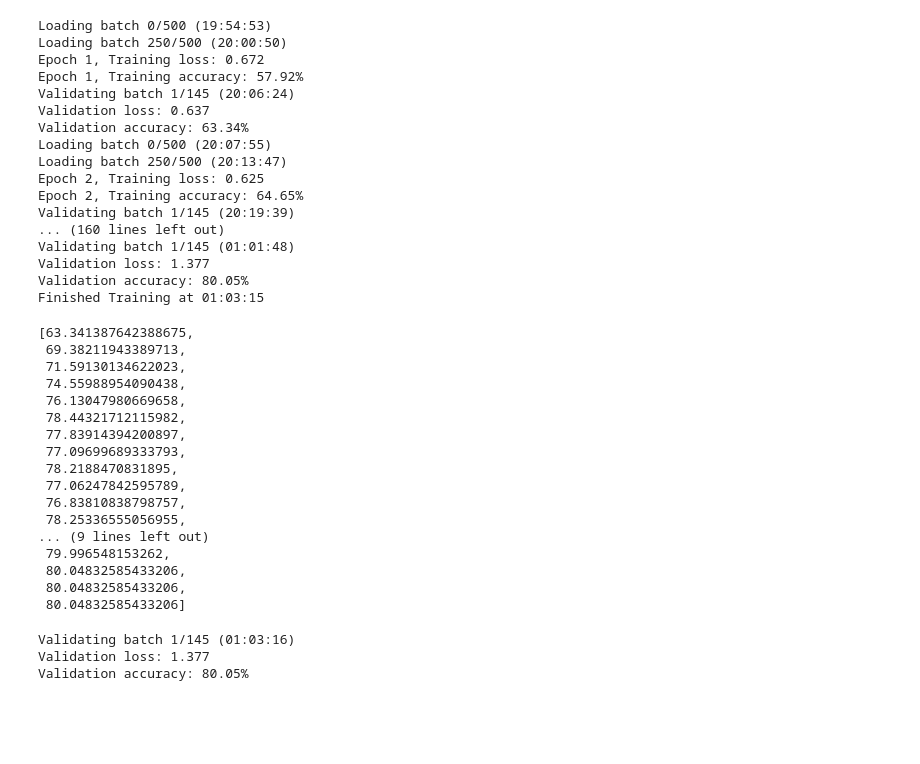
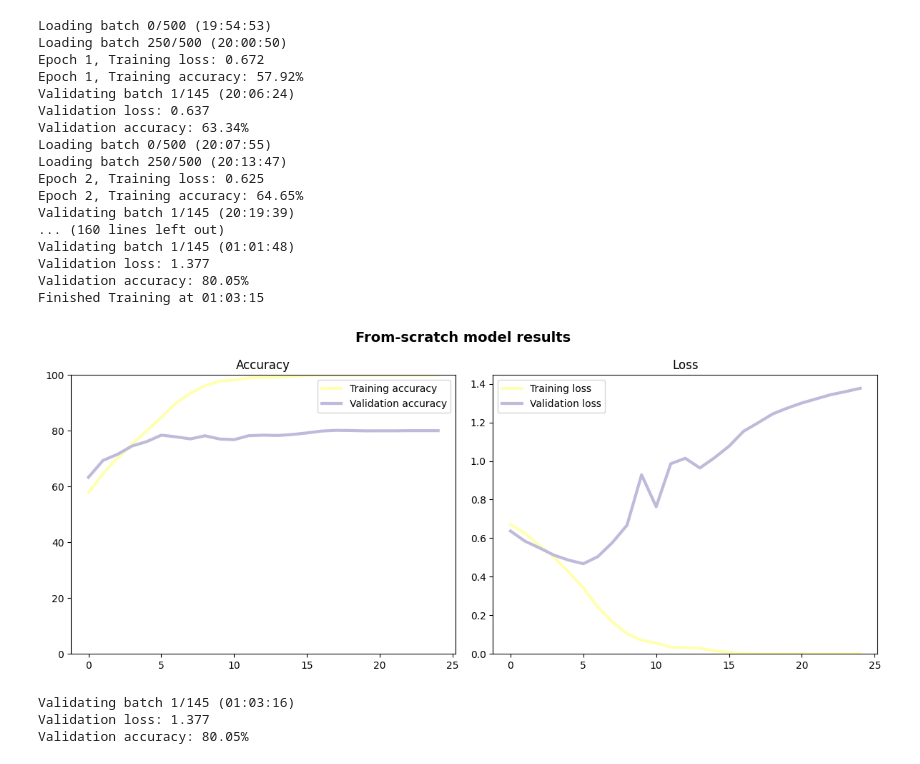
Before and after one commit to Breza/genderative_ai, a Jupyter notebook: Analysis/genderative_analysis.ipynb, the cells around one changed output. Cells and saved outputs as stored; diff of their text form; code cells hidden in the pictures; blank space fills up the shorter version.

Commit message:
Makes substantial progress, great accuracy so far in testing!

```diff
--- a/Analysis/genderative_analysis.ipynb
+++ b/Analysis/genderative_analysis.ipynb
@@ -45,15 +189,9 @@ def current_time_only() -> str:
 # %%
-data_dir = 'H:/Photos/AI/'
-batch_size = 40
-classes = ('Female', 'Male')
-
-# TODO: Count the number of images in each training folder and throw exception if imbalanced
-
-# Load data in Pytorch format
+# Load train/test images in Pytorch format
 transformations = transforms.Compose([
     transforms.Resize((512, 512)),  # Resize to a fixed size
     transforms.ToTensor(),          # Convert images to PyTorch tensors
-    transforms.Normalize(mean=[0.485, 0.456, 0.406], std=[0.229, 0.224, 0.225])  # Normalization
+    transforms.Normalize(mean=normalization_values['mean'], std=normalization_values['std'])
 ])
 
 train_dataset = ImageFolder(os.path.join(data_dir, 'Labeled'), transform=transformations)
@@ -182,43 +335,13 @@ Validation loss: 1.377
 Validation accuracy: 80.05%
 Finished Training at 01:03:15
 # %%
-# Plot train and validation loss and accuracy by epoch
-fig, axs = plt.subplots(1, 2, figsize=(12, 5))
-
-axs[0].plot(train_epoch_accuracy, label="Training accuracy", color="#ffffb3")
-axs[0].plot(validation_epoch_accuracy, label="Validation accuracy", color="#bebada")
-axs[0].set_title("Accuracy")
-axs[0].set(ylim=(0, 100))
-axs[0].legend()
-
-axs[1].plot(train_epoch_loss, label="Training loss", color="#ffffb3")
-axs[1].plot(validation_epoch_loss, label="Validation loss", color="#bebada")
-axs[1].set_title("Loss")
-axs[1].set(ylim=(0, None))
-axs[1].legend()
-
-fig.suptitle("From-scratch model results", fontsize=14, fontweight='bold')
-
-plt.tight_layout()
-plt.show()
+plot_training_progress(train_acc=train_epoch_accuracy,
+                       train_loss=train_epoch_loss,
+                       val_acc=validation_epoch_accuracy,
+                       val_loss=validation_epoch_loss,
+                       title = "From-scratch model results")
 # %% [output]
-[63.341387642388675,
- 69.38211943389713,
- 71.59130134622023,
- 74.55988954090438,
- 76.13047980669658,
- 78.44321712115982,
- 77.83914394200897,
- 77.09699689333793,
- 78.2188470831895,
- 77.06247842595789,
- 76.83810838798757,
- 78.25336555056955,
-... (9 lines left out)
- 79.996548153262,
- 80.04832585433206,
- 80.04832585433206,
- 80.04832585433206]
+[figure, added]
 # %%
 # This code is currently redundant with the last CV update in the training loop, but I have plans
 # TODO: Save the predicted probability for each training image
```
Also changed, not shown: parts of 11 cells of this notebook.
